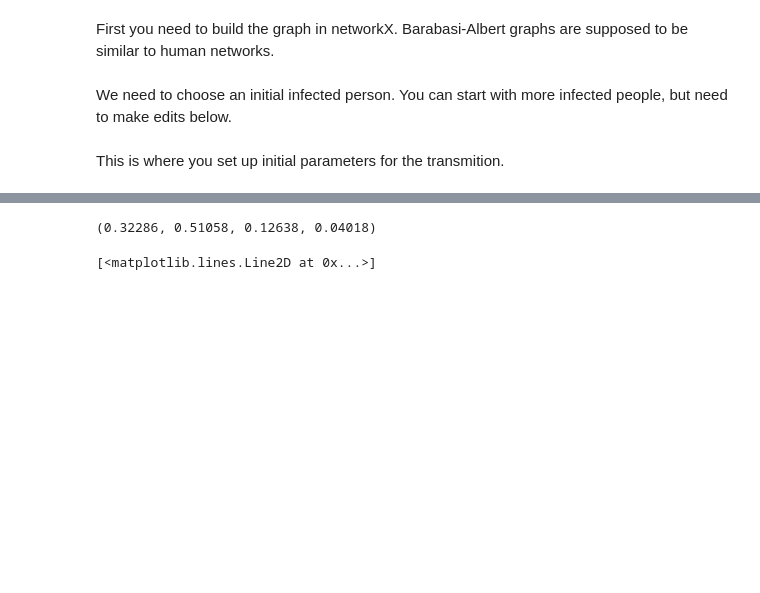
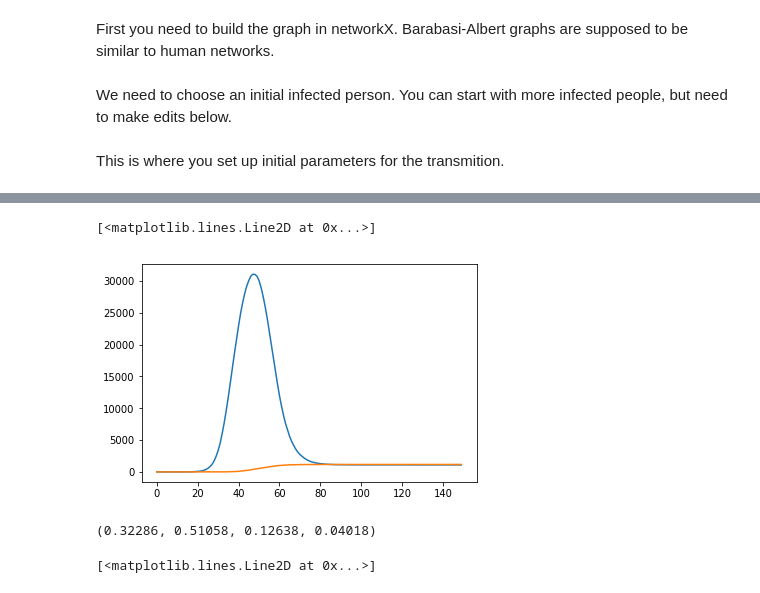
Before and after one commit to mkspillane/Infection, a Jupyter notebook: Infection.ipynb, the cells around one changed output, grey strips where cells are left out. Drawn from its saved outputs; the diff is of its cells as text; code cells hidden in the pictures; blank space fills up the shorter version.

```diff
--- a/Infection.ipynb
+++ b/Infection.ipynb
@@ -218,3 +266,9 @@ sev=nx.get_node_attributes(pop,'severity')
+# %%
+plt.plot(infect-cured)
+plt.plot(dead)
+# %% [output]
+[<matplotlib.lines.Line2D at 0x...>]
+[figure, added]
 # %%
 (np.array(list(sev.values()))==0).mean(),(np.array(list(sev.values()))==1).mean(),(np.array(list(sev.values()))==2).mean(),(np.array(list(sev.values()))==3).mean()
 # %% [output]
```
Also changed, not shown: parts of 20 cells of this notebook, 2 other files.
